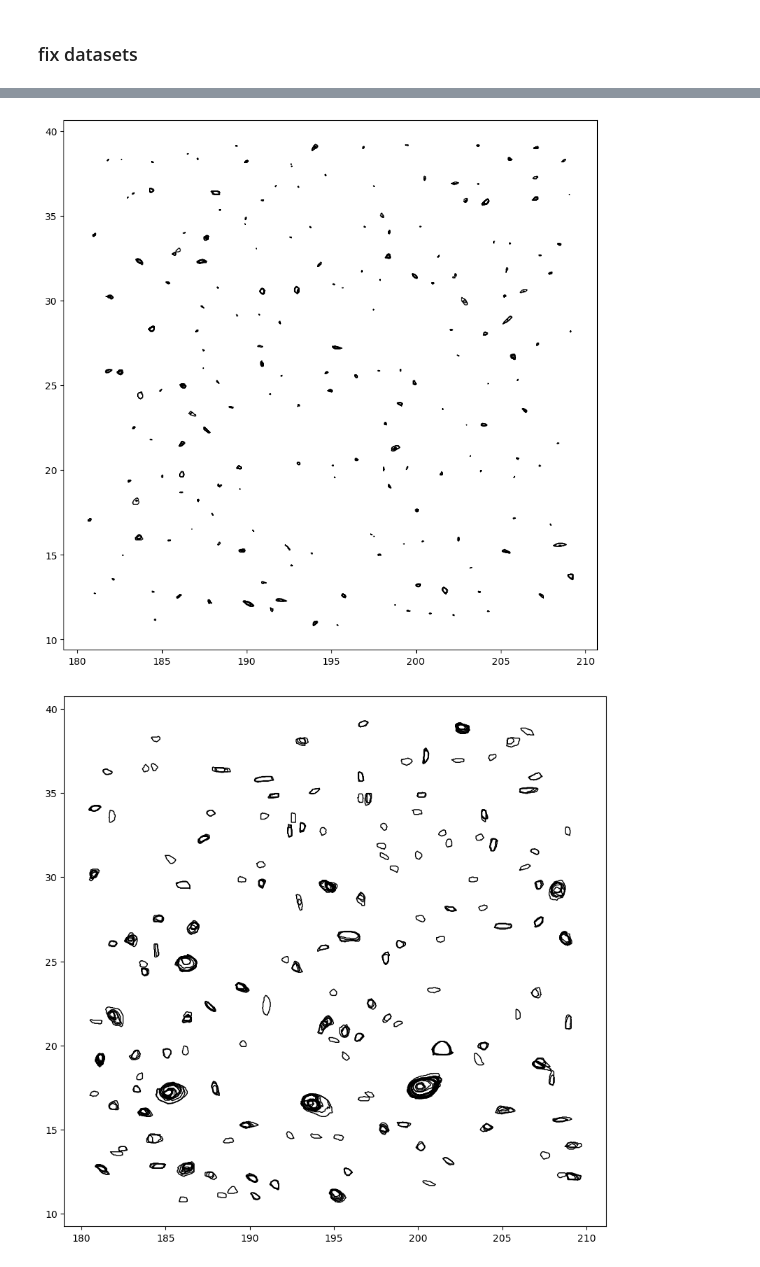
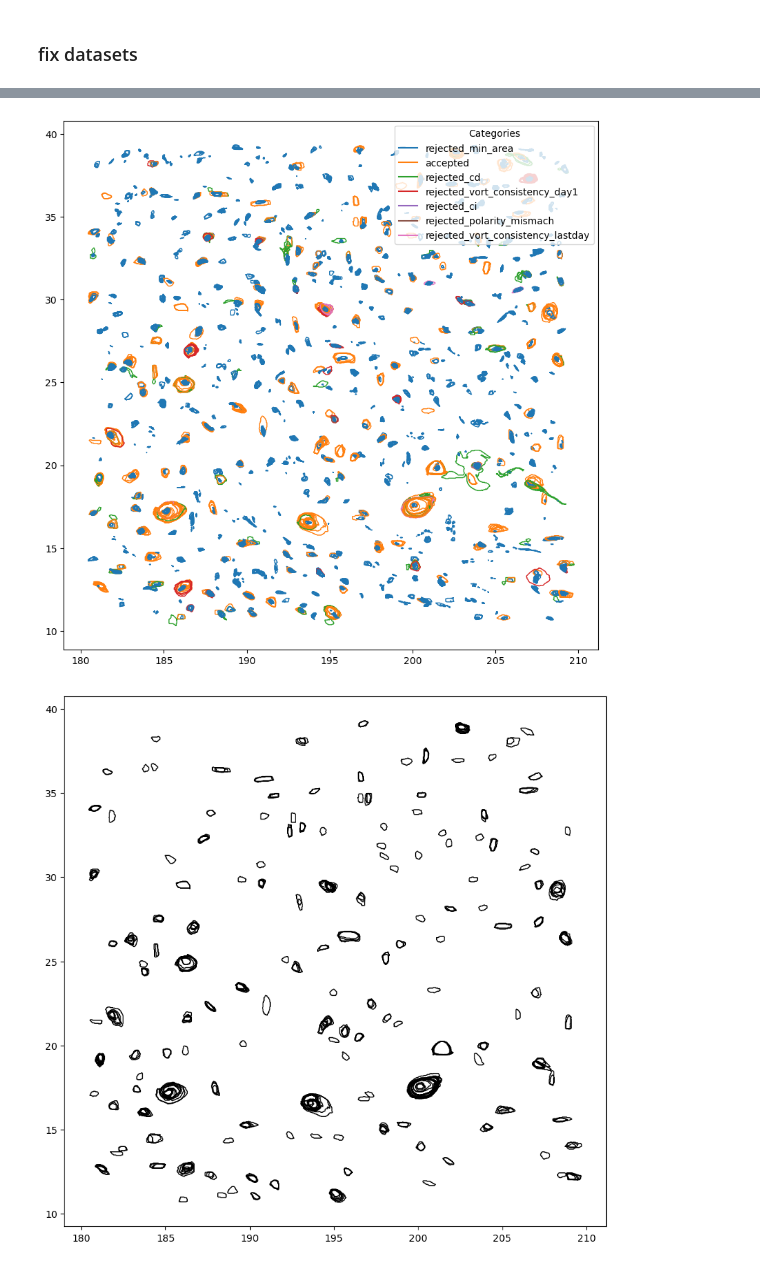
Before and after one commit to berzinastella/RCLVatlas_stella, a Jupyter notebook: coherence_lifetime_functions.ipynb, the cells around one changed output, grey strips where cells are left out. Drawn from its saved outputs; the diff is of its cells as text; code cells hidden in the pictures.

```diff
--- a/coherence_lifetime_functions.ipynb
+++ b/coherence_lifetime_functions.ipynb
@@ -561,2 +541,2 @@ path = '/work/bk1377/b382618/LAVD_days_function32_day_RCLV_real.csv'
 # %%
-path = '/work/bk1377/b382618/LAVD_days_function32_day_RCLV_verz2.csv'
+path = '/work/bk1377/b382618/LAVD_days_function32_day_RCLV_full_newcd.csv'
@@ -654,5 +585,3 @@ result
-# %%
-df=result
 # %%
 ### open lavd file
 
@@ -721,12 +627,23 @@ acc
 # %%
-gdf = gpd.GeoDataFrame(acc, geometry='Polygon')
+import matplotlib.colors as mcolors
+
+gdf = gpd.GeoDataFrame(df, geometry='Polygon')
+categories = gdf['reject_accept'].unique()
+color_map = {category: color for category, color in zip(categories, mcolors.TABLEAU_COLORS)}
+gdf['edge_color'] = gdf['reject_accept'].map(color_map)
+
 fig, ax = plt.subplots(figsize=(10, 10))
 # plt.xlim([198, 205])
 # plt.ylim([17, 22])
-gdf.plot(ax=ax, edgecolor='black', facecolor='none')
+
+
+gdf.plot(ax=ax, edgecolor=gdf['edge_color'], facecolor='none', legend = True)
+for category, color in color_map.items():
+    ax.plot([], [], color=color, label=category)
+ax.legend(title="Categories")
 plt.show()
 # %% [output]
-[figure, old version]
+[figure, new version]
 # %%
 gdf = gpd.GeoDataFrame(df, geometry='Polygon')
 fig, ax = plt.subplots(figsize=(10, 10))
```
Also changed, not shown: parts of 33 cells of this notebook.
